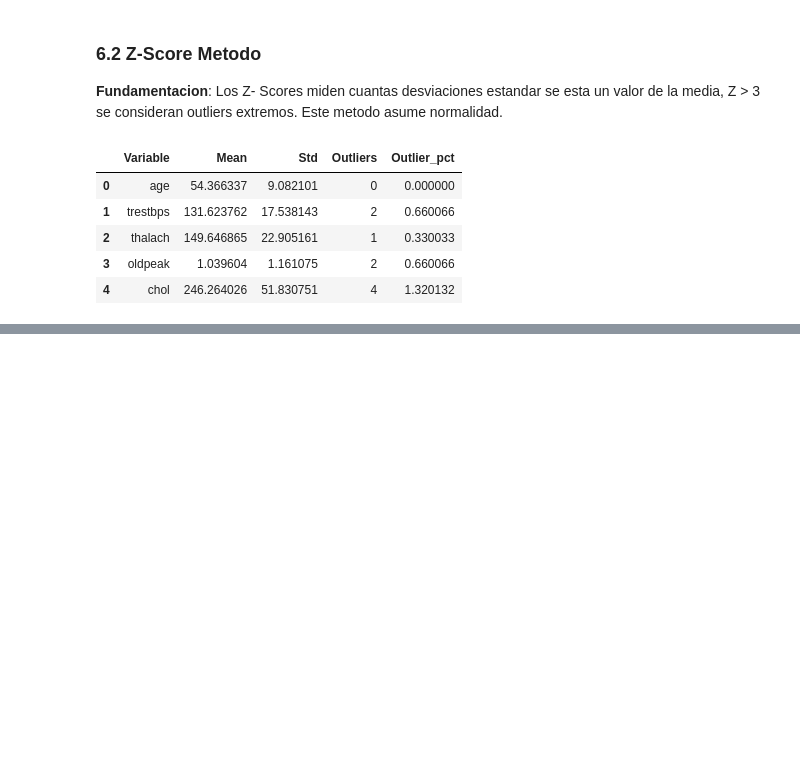
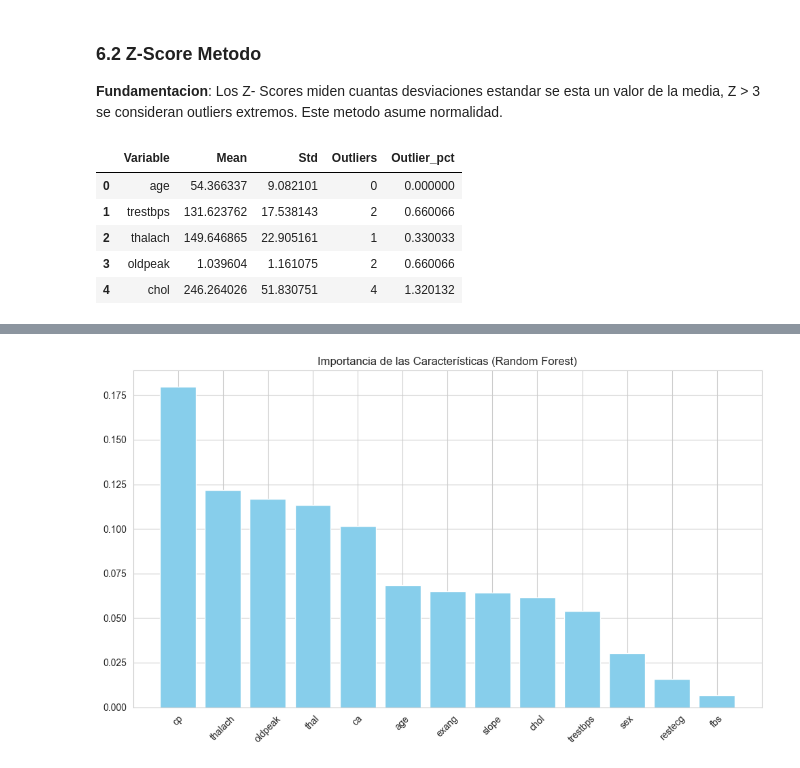
Before and after one commit to AlexSc97/modelo-predictivo-paro-cardiaco, a Jupyter notebook: notebooks/explore.ipynb, the cells around one changed output, grey strips where cells are left out. Cells and saved outputs as stored; diff of their text form; code cells hidden in the pictures; blank space fills up the shorter version.

```diff
--- a/notebooks/explore.ipynb
+++ b/notebooks/explore.ipynb
@@ -490,0 +494,13 @@ display(zscore_outliers)
+# %%
+from sklearn.model_selection import train_test_split
+from sklearn.preprocessing import StandardScaler
+from sklearn.pipeline import Pipeline
+from sklearn.ensemble import RandomForestClassifier
+from sklearn.metrics import classification_report, confusion_matrix, roc_auc_score, roc_curve
+
+X = df.drop('target', axis=1)
+y = df['target']
+
+X_train, X_test, y_train, y_test = train_test_split(X, y, test_size=0.2, random_state=42, stratify=y)
+print('Tamaño del conjunto de entrenamiento:', X_train.shape)
+print('Tamaño del conjunto de prueba:', X_test.shape)
@@ -490,0 +573,14 @@ display(zscore_outliers)
+# %%
+importances = pipeline.named_steps['classifier'].feature_importances_
+feature_names = X.columns
+indices = np.argsort(importances)[::-1]
+
+plt.figure(figsize=(10, 6))
+plt.title('Importancia de las Características (Random Forest)')
+plt.bar(range(X.shape[1]), importances[indices], align='center', color='skyblue')
+plt.xticks(range(X.shape[1]), feature_names[indices], rotation=45)
+plt.xlim([-1, X.shape[1]])
+plt.tight_layout()
+plt.show()
+# %% [output]
+[figure, added]
```
Also changed, not shown: parts of 10 cells of this notebook, 2 other files.
